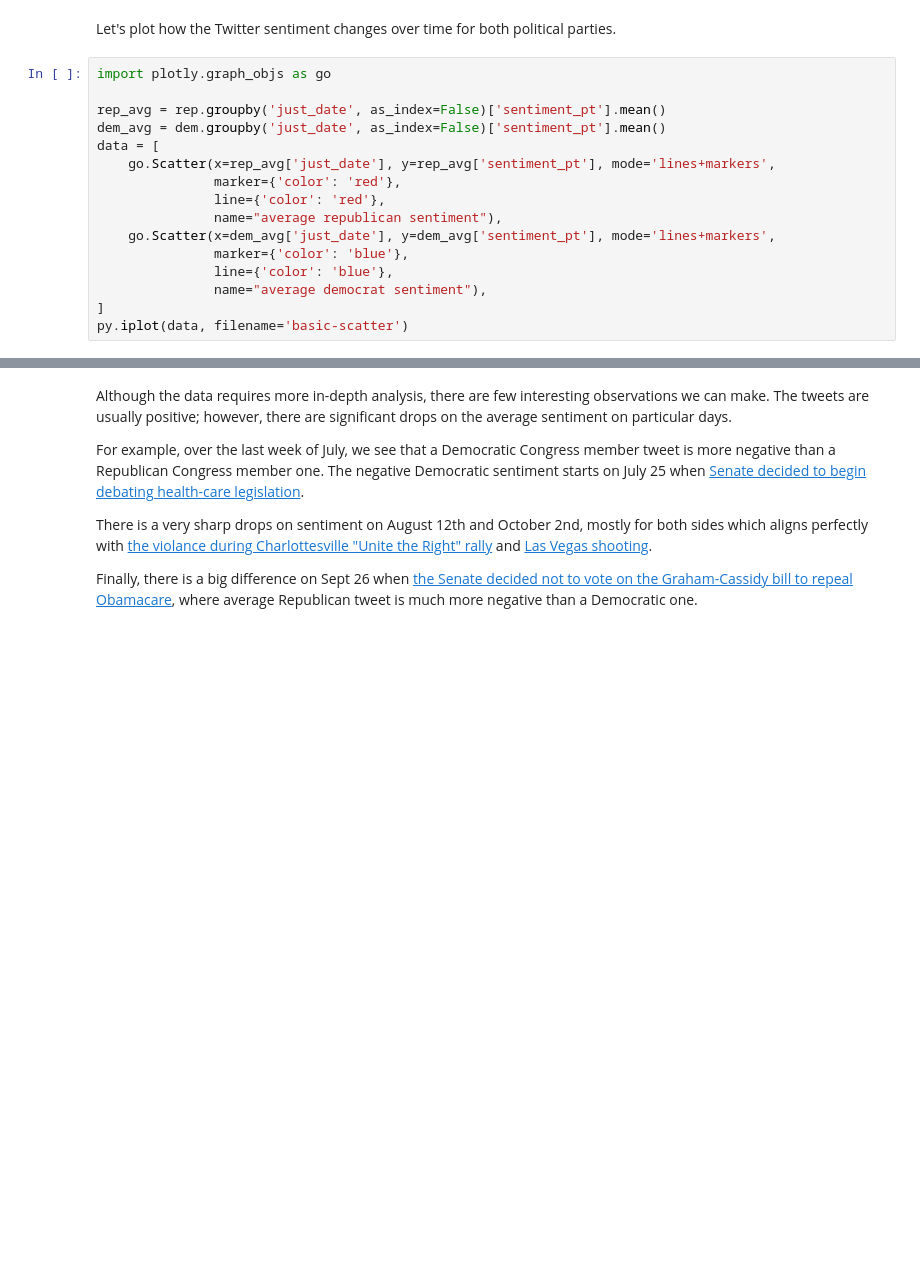
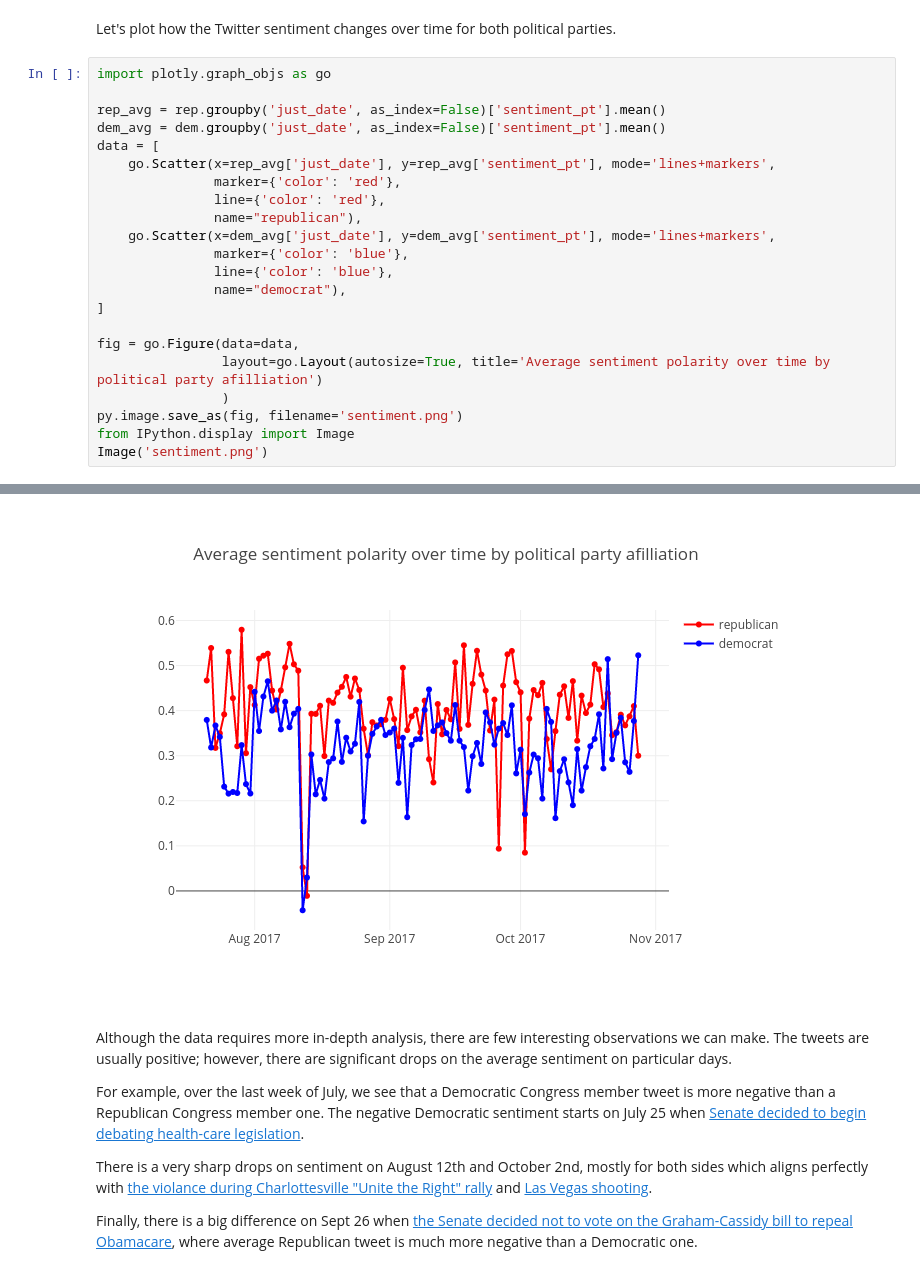
Before and after one commit to doayakut/dataincubator, a Jupyter notebook: twitter_analysis.ipynb, the cells around one changed output, grey strips where cells are left out. Drawn from its saved outputs; the diff is of its cells as text; blank space fills up the shorter version.

```diff
--- a/twitter_analysis.ipynb
+++ b/twitter_analysis.ipynb
@@ -225,11 +227,17 @@ data = [
     go.Scatter(x=rep_avg['just_date'], y=rep_avg['sentiment_pt'], mode='lines+markers',
                marker={'color': 'red'},
                line={'color': 'red'},
-               name="average republican sentiment"),
+               name="republican"),
     go.Scatter(x=dem_avg['just_date'], y=dem_avg['sentiment_pt'], mode='lines+markers',
                marker={'color': 'blue'},
                line={'color': 'blue'},
-               name="average democrat sentiment"),
+               name="democrat"),
 ]
-py.iplot(data, filename='basic-scatter')
+
+fig = go.Figure(data=data,
+                layout=go.Layout(autosize=True, title='Average sentiment polarity over time by political party afilliation')
+                )
+py.image.save_as(fig, filename='sentiment.png')
+from IPython.display import Image
+Image('sentiment.png')
 # %% [output]
@@ -237,3 +244,4 @@ py.iplot(data, filename='basic-scatter')
+[figure, added]
 # %% [markdown]
 Although the data requires more in-depth analysis, there are few interesting observations we can make. The tweets are usually positive; however, there are significant drops on the average sentiment on particular days.
 
```
Also changed, not shown: parts of 2 cells of this notebook, 2 other files.
